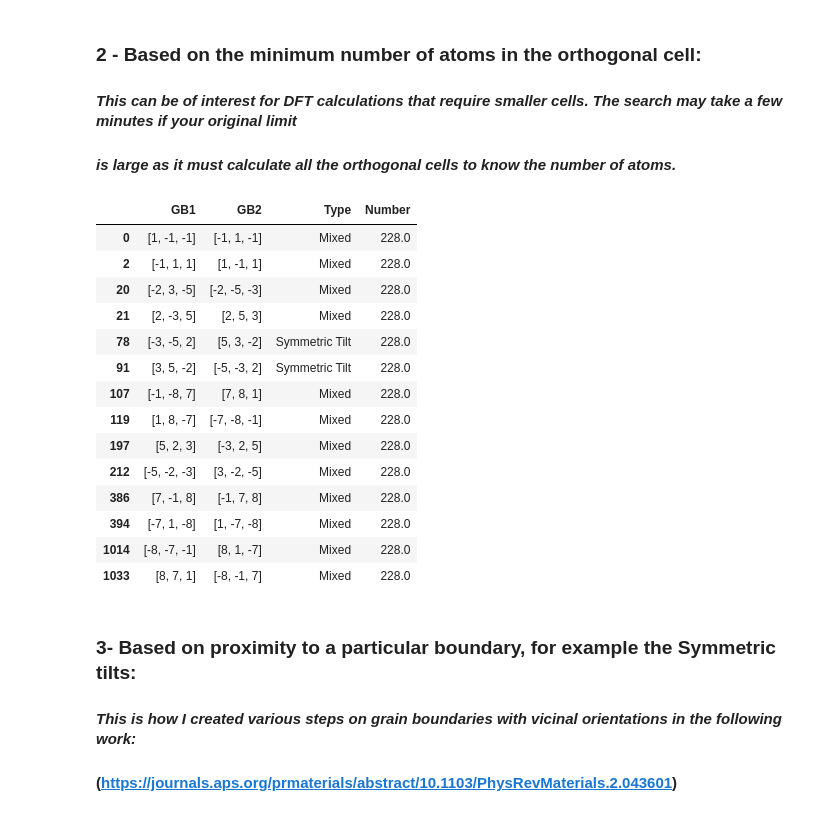
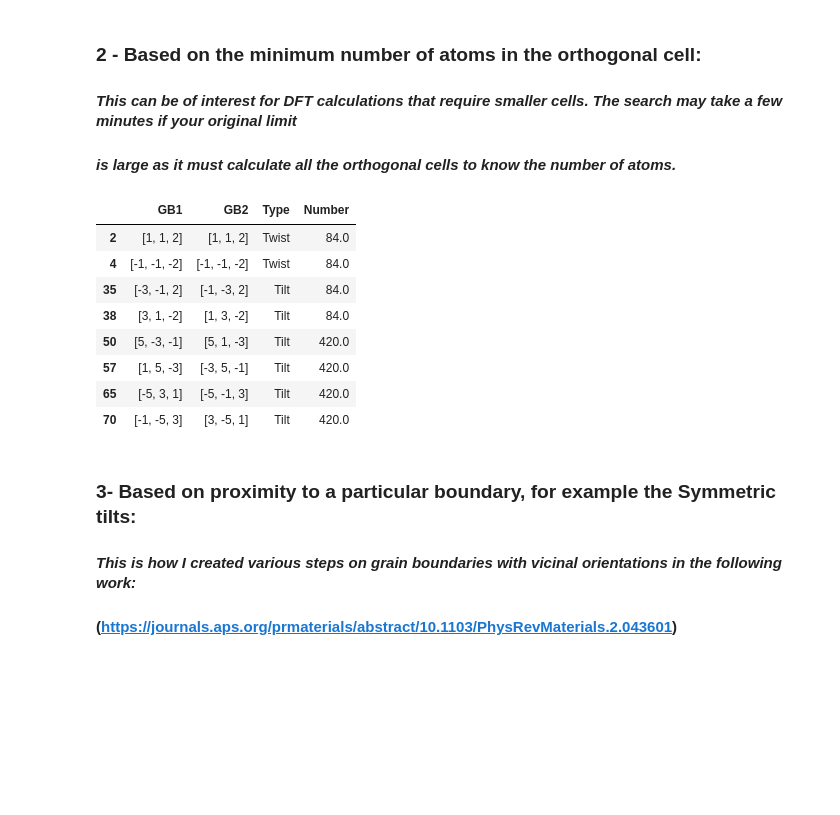
Before and after one commit to oekosheri/GB_code, a Jupyter notebook: Usage_of_GB_code.ipynb, the cells around one changed output. Saved outputs shown, nothing was run; the diff lists cells and outputs as text; code cells hidden in the pictures; blank space fills up the shorter version.

```diff
--- a/Usage_of_GB_code.ipynb
+++ b/Usage_of_GB_code.ipynb
@@ -16,7 +16,7 @@ import gb_generator as gbc
 ## Produce Lists of CSL boundaries for any given rotation axis (hkl) :
 # %%
 # for example: [1, 0, 0], [1, 1, 0] or [1, 1, 1]
-axis = np.array([1, 1, 4])
+axis = np.array([1, 1, 2])
 
 # list Sigma boundaries < 50
 csl.print_list(axis,50)
@@ -32,7 +37,7 @@ Sigma:    43  Theta:  80.63
 ## Select a sigma and get the characteristics of the GB:
 # %%
 # pick a sigma for this axis, ex: 19.
-sigma = 19
+sigma = 21
 
 theta, m, n = csl.get_theta_m_n_list(axis,sigma)[0]
 
@@ -58,7 +63,7 @@ Angle: 153.4746479833903
 ## Produce Lists of GB planes for the chosen boundary :
 # %%
 # the higher the limit the higher the indices of GB planes produced.
-lim = 8
+lim = 3
 
 V1, V2, M, Gb = csl.Create_Possible_GB_Plane_List(axis, m,n,lim)
 
@@ -103,24 +108,19 @@ for i in range((len(V1))):
     Number[i] = csl.Find_Orthogonal_cell(basis,axis,m,n,V1[i])[2]
 # %%
 df['Number'] = list(Number)
+max_num_atoms = 500
 
-df[df['Number'] < 300]
+df[df['Number'] < max_num_atoms]
 # %% [output]
 |  | GB1 | GB2 | Type | Number |
-| 0 | [1, -1, -1] | [-1, 1, -1] | Mixed | 228.0 |
-| 2 | [-1, 1, 1] | [1, -1, 1] | Mixed | 228.0 |
-| 20 | [-2, 3, -5] | [-2, -5, -3] | Mixed | 228.0 |
-| 21 | [2, -3, 5] | [2, 5, 3] | Mixed | 228.0 |
-| 78 | [-3, -5, 2] | [5, 3, -2] | Symmetric Tilt | 228.0 |
-| 91 | [3, 5, -2] | [-5, -3, 2] | Symmetric Tilt | 228.0 |
-| 107 | [-1, -8, 7] | [7, 8, 1] | Mixed | 228.0 |
-| 119 | [1, 8, -7] | [-7, -8, -1] | Mixed | 228.0 |
-| 197 | [5, 2, 3] | [-3, 2, 5] | Mixed | 228.0 |
-| 212 | [-5, -2, -3] | [3, -2, -5] | Mixed | 228.0 |
-| 386 | [7, -1, 8] | [-1, 7, 8] | Mixed | 228.0 |
-| 394 | [-7, 1, -8] | [1, -7, -8] | Mixed | 228.0 |
-| 1014 | [-8, -7, -1] | [8, 1, -7] | Mixed | 228.0 |
-| 1033 | [8, 7, 1] | [-8, -1, 7] | Mixed | 228.0 |
+| 2 | [1, 1, 2] | [1, 1, 2] | Twist | 84.0 |
+| 4 | [-1, -1, -2] | [-1, -1, -2] | Twist | 84.0 |
+| 35 | [-3, -1, 2] | [-1, -3, 2] | Tilt | 84.0 |
+| 38 | [3, 1, -2] | [1, 3, -2] | Tilt | 84.0 |
+| 50 | [5, -3, -1] | [5, 1, -3] | Tilt | 420.0 |
+| 57 | [1, 5, -3] | [-3, 5, -1] | Tilt | 420.0 |
+| 65 | [-5, 3, 1] | [-5, -1, 3] | Tilt | 420.0 |
+| 70 | [-1, -5, 3] | [3, -5, 1] | Tilt | 420.0 |
 # %% [markdown]
 ### 3- Based on proximity to a particular boundary, for example the Symmetric tilts:
 ####  _This is how I created various steps on grain boundaries with vicinal orientations in the following work:_
```
Also changed, not shown: parts of 4 cells of this notebook.
